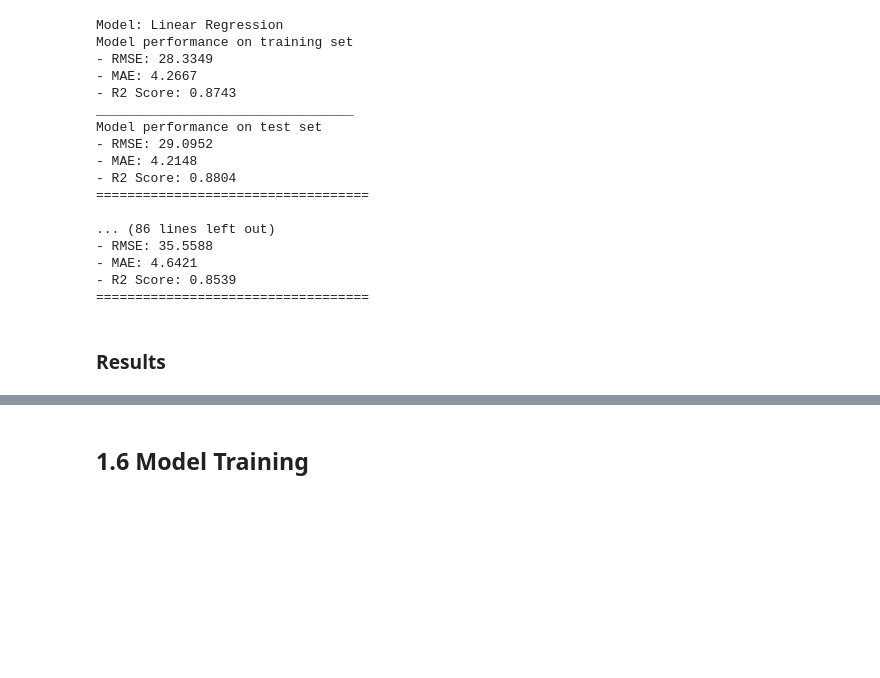
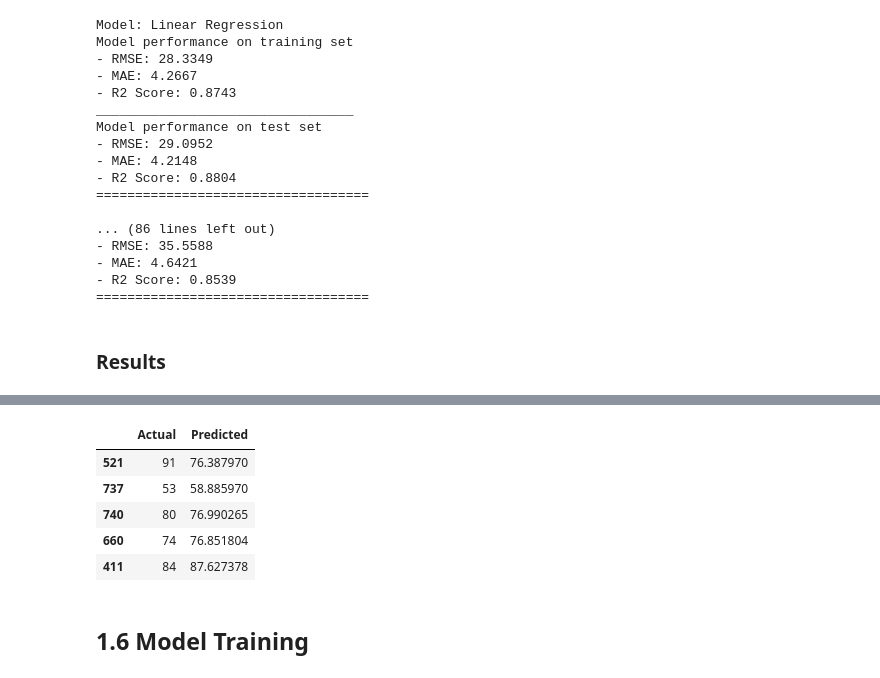
Before and after one commit to Boni694/mlproject, a Jupyter notebook: notebook/2. MODEL TRAINING.ipynb, the cells around one changed output, grey strips where cells are left out. Saved outputs shown, nothing was run; the diff lists cells and outputs as text; code cells hidden in the pictures; blank space fills up the shorter version.

```diff
--- a/notebook/2. MODEL TRAINING.ipynb
+++ b/notebook/2. MODEL TRAINING.ipynb
@@ -230,3 +266,13 @@ Model performance on test set
+# %%
+pred_df= pd.DataFrame({"Actual": y_test, "Predicted": y_pred})
+pred_df.head()
+# %% [output]
+|  | Actual | Predicted |
+| 521 | 91 | 76.387970 |
+| 737 | 53 | 58.885970 |
+| 740 | 80 | 76.990265 |
+| 660 | 74 | 76.851804 |
+| 411 | 84 | 87.627378 |
 # %% [markdown]
 ## 1.6 Model Training
 # %%
```
Also changed, not shown: parts of 6 cells of this notebook, 5 other files.
